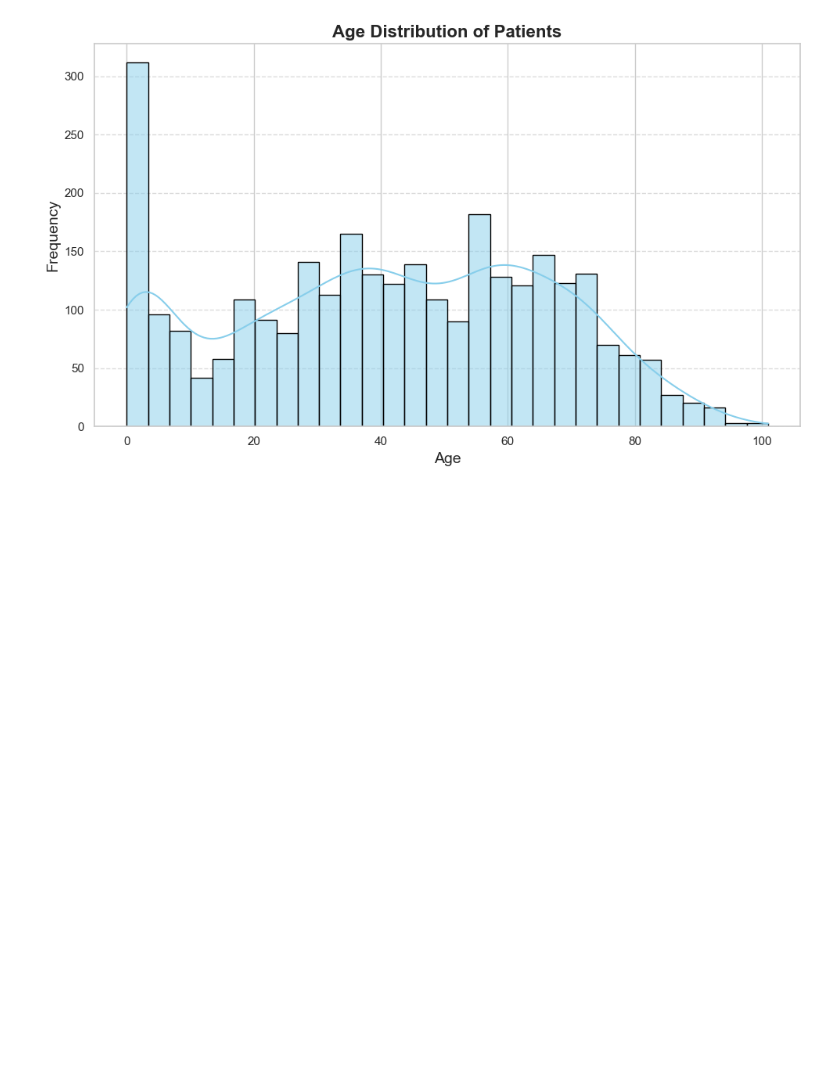
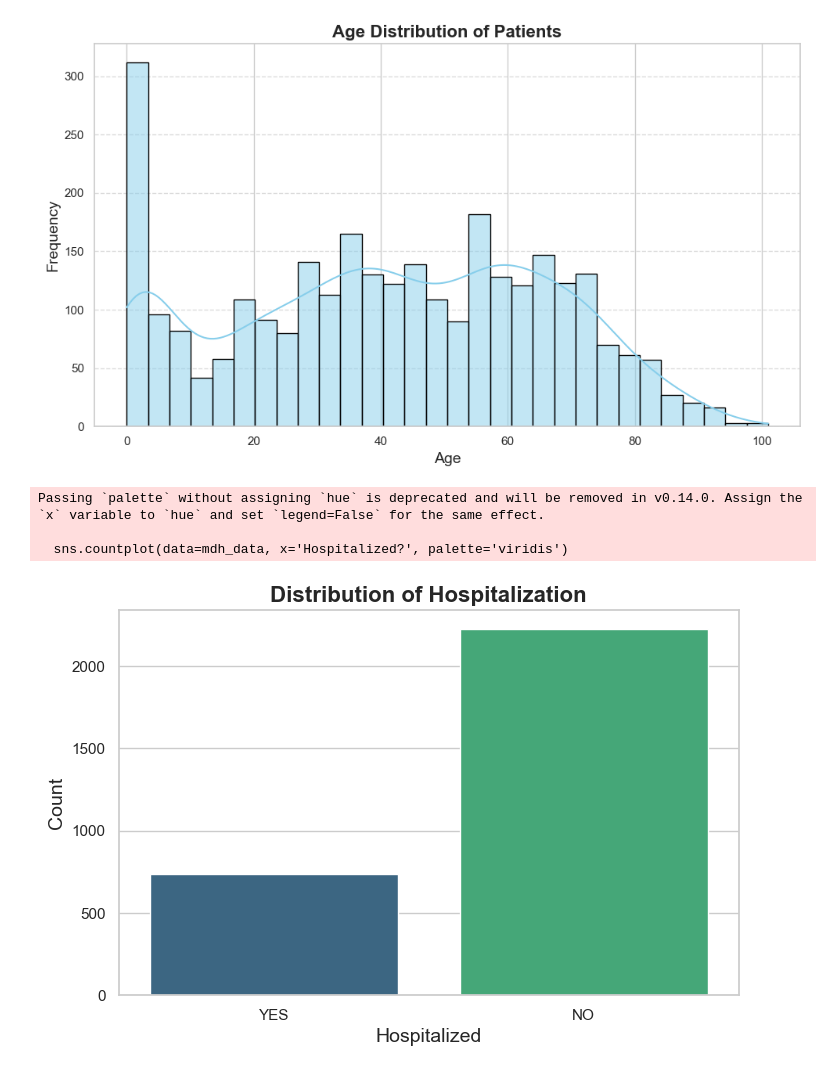
Before and after one commit to glendasp/salmonella_data, a Jupyter notebook: notebooks/mdh_eda.ipynb, the cells around one changed output. Saved outputs shown, nothing was run; the diff lists cells and outputs as text; code cells hidden in the pictures; blank space fills up the shorter version.

Commit message:
add visualizations

```diff
--- a/notebooks/mdh_eda.ipynb
+++ b/notebooks/mdh_eda.ipynb
@@ -231,3 +231,15 @@ plt.tight_layout()
 plt.show()
 # %% [output]
 [figure]
+# %%
+plt.figure(figsize=(8, 5))
+sns.countplot(data=mdh_data, x='Hospitalized?', palette='viridis')
+plt.title("Distribution of Hospitalization", fontsize=16, weight='bold')
+plt.xlabel("Hospitalized", fontsize=14)
+plt.ylabel("Count", fontsize=14)
+plt.show()
+# %% [output]
+Passing `palette` without assigning `hue` is deprecated and will be removed in v0.14.0. Assign the `x` variable to `hue` and set `legend=False` for the same effect.
+
+  sns.countplot(data=mdh_data, x='Hospitalized?', palette='viridis')
+[figure, added]
```
Also changed, not shown: parts of 9 cells of this notebook.
